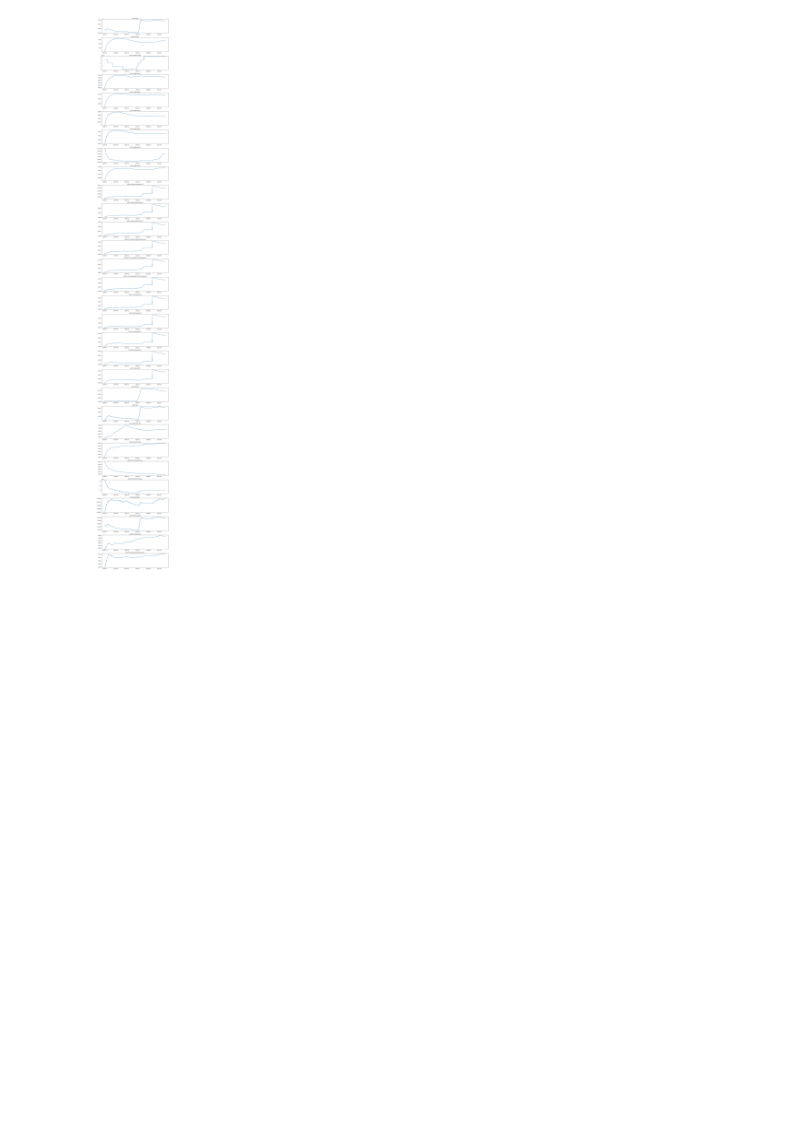
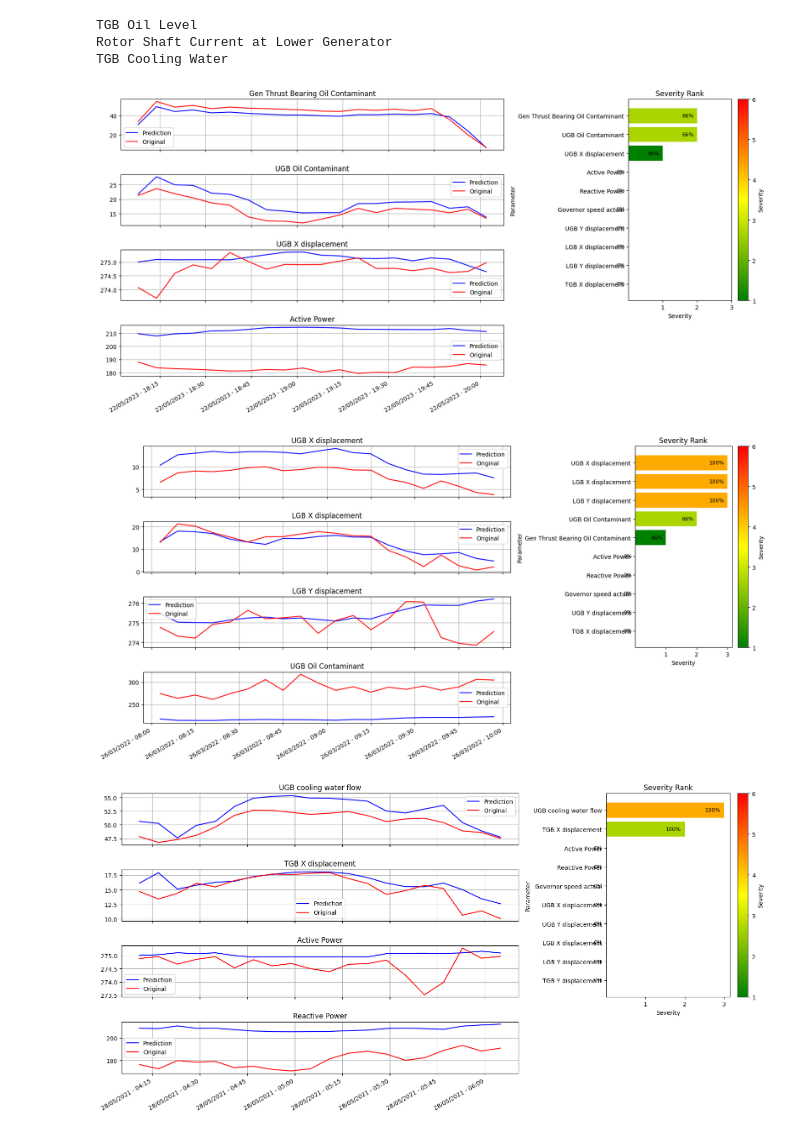
Before and after one commit to arkiven4/DTAAD, a Jupyter notebook: try_playground1.ipynb, the cells around one changed output. Saved outputs shown, nothing was run; the diff lists cells and outputs as text; code cells hidden in the pictures; blank space fills up the shorter version.

```diff
--- a/try_playground1.ipynb
+++ b/try_playground1.ipynb
@@ -257,7 +257,7 @@ with open('normalize_2023.pickle', 'rb') as handle:
     normalize_obj = pickle.load(handle)
     min_a, max_a = normalize_obj['min_a'], normalize_obj['max_a']
 
-model_array = ["DTAAD", "MAD_GAN", "TranAD", "DAGMM", "USAD"] #["Attention", "DTAAD", "MAD_GAN", "TranAD", "DAGMM", "USAD", "OmniAnomaly"] # , CAE_M "GDN" MSCRED
+model_array = ["DTAAD", "DAGMM", "USAD"] #["DTAAD", "MAD_GAN", "TranAD", "DAGMM", "USAD"] #["Attention", "DTAAD", "MAD_GAN", "TranAD", "DAGMM", "USAD", "OmniAnomaly"] # , CAE_M "GDN" MSCRED
 model_thr = {}
 for model_name in model_array:
     model_thr[model_name] = 0
@@ -473,11 +309,0 @@ thr_mean = thr_mean[:, 2:].astype(float)
-# %%
-fig, axes = plt.subplots(30, 1, figsize=(10, 75))
-for i, ax in enumerate(axes):
-    ax.plot(data_timestamp, thr_mean[:, i])  # Plot data for each row
-    ax.set_title(f'{feature_set[i]}', fontsize=10)  # Set title
-    #ax.set_xticks(data_timestamp[::7])  # Reduce number of ticks
-
-plt.tight_layout()
-plt.show()
-# %% [output]
-[figure, removed]
@@ -483,0 +465,31 @@ plt.show()
+# %%
+for failure_index_list in range(0, 3):
+    threshold_percentages = {}
+    ypreds = {}
+
+    end_date_filter = df_anomaly_unplaned.values[failure_index_list, 0] - timedelta(minutes=5)
+    start_date_filter =  end_date_filter - timedelta(minutes=measured_horizon)
+
+    print(df_anomaly_unplaned.values[failure_index_list, 4])
+
+    mask = (df_data_withtime['TimeStamp'] > start_date_filter.strftime('%Y-%m-%d %H:%M:%S')) & (df_data_withtime['TimeStamp'] <= end_date_filter.strftime('%Y-%m-%d %H:%M:%S'))
+    df_sel = df_data_withtime.loc[mask]
+    df_sel = df_sel.reset_index(drop=True)
+
+    testD, testO, df_timestamp, df_feature = preprocessPD_loadData(df_sel)
+    threshold_percentages, ypreds = calcThres_allModel(end_date_filter, threshold_percentages, ypreds, model_array, testD, testO)
+    counter_feature_s2, counter_feature_plot = calc_counterPercentage(threshold_percentages)
+
+    df_feature = resample(denormalize3(df_feature, min_a, max_a), 20, axis=0)
+    df_timestamp = df_timestamp.dt.floor("min")[::6].values
+    for i in model_array:
+        ypreds[i] = resample(ypreds[i], 20, axis=0)
+
+    fig = do_plotSeverityRank(dict(list(counter_feature_s2.items())[:10]), counter_feature_plot, df_timestamp, ypreds, df_feature)
+# %% [output]
+TGB Oil Level
+Rotor Shaft Current at Lower Generator
+TGB Cooling Water
+[figure, added]
+[figure, added]
+[figure, added]
```
Also changed, not shown: parts of 14 cells of this notebook, 1 other file.
